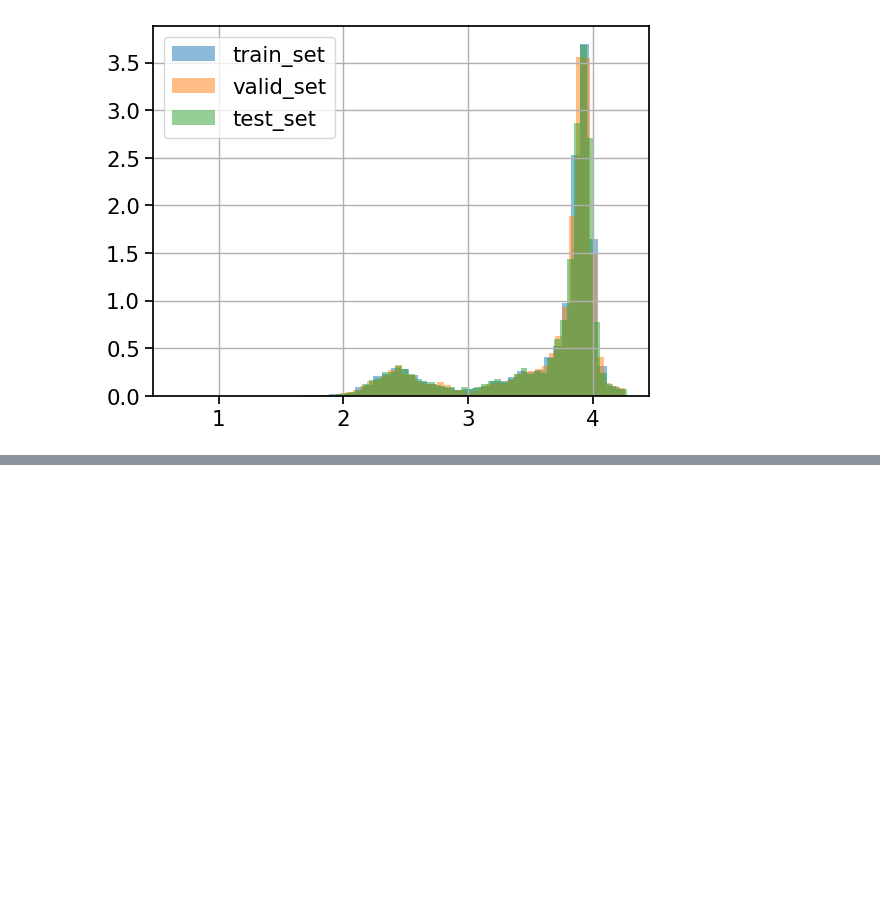
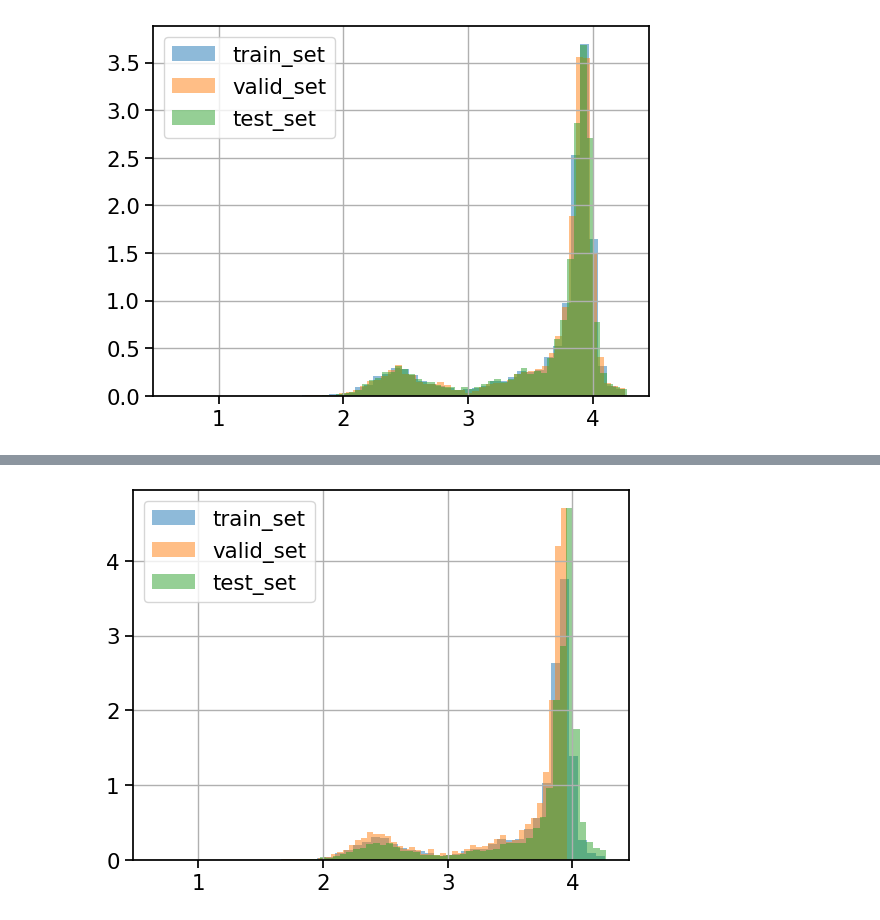
Before and after one commit to beamimc/Orthologous_GFP_Fitness_Peaks, a Jupyter notebook: analysis/ML/01_preprocessing.ipynb, the cells around one changed output, grey strips where cells are left out. Saved outputs shown, nothing was run; the diff lists cells and outputs as text; code cells hidden in the pictures; blank space fills up the shorter version.

```diff
--- a/analysis/ML/01_preprocessing.ipynb
+++ b/analysis/ML/01_preprocessing.ipynb
@@ -3,10 +3,12 @@ try:
     # if this notebook is being called by another one
     # used passed gene_name value
     gene_name
+    enriched_test
 except:
     # otherwise, set value to amacGFP / avGFP / cgreGFP / ppluGFP,
     # for instance for debugging here
-    gene_name="amacGFP"
+    gene_name="cgreGFP"
+    enriched_test=False
 # %%
 
 if not gene_name.endswith("GFP"):
@@ -169,3 +158,93 @@ train_index 19803
 valid_index 6601
 test_index 6602
 [figure]
+# %%
+from sklearn.model_selection import train_test_split
+import pandas as pd
+
+if enriched_test:
+
+    print('Test enriched in higher values')
+    # Determine quantiles for high-value instances
+    # Adjust quantiles to suit how you define "higher values"
+    high_value_threshold = df[brightness_col].quantile(0.8)  # Top 20% as high-value
+
+    # Mark instances as high-value (1) or not (0)
+    df['is_high_value'] = (df[brightness_col] > high_value_threshold).astype(int)
+
+    # Split based on 'is_high_value' to ensure test set is enriched with high-value instances
+    # First, separate high-value instances
+    high_value_df = df[df['is_high_value'] == 1]
+    other_df = df[df['is_high_value'] == 0]
+
+    # Split high-value instances, allocating more to the test set
+    high_value_train, high_value_test = train_test_split(high_value_df, test_size=0.5, random_state=42)
+
+    # Split other instances normally
+    other_train_test, other_valid_test = train_test_split(other_df, test_size=0.4, random_state=42)
+    other_valid, other_test = train_test_split(other_valid_test, test_size=0.5, random_state=42)
+
+    # Combine splits, ensuring test set is enriched with high-value instances
+    train_df = pd.concat([high_value_train, other_train_test])
+    test_df = pd.concat([high_value_test, other_test])
+    valid_df = other_valid
+
+    # Extract indices if needed
+    train_index = train_df.index
+    valid_index = valid_df.index
+    test_index = test_df.index
+
+    # Continue with your data preparation and model training process
+
+    # (predictors_train,
+    # predictors_valid_test,
+    # target_train,
+    # target_valid_test) = train_test_split(df_sorted.index,
+    #                                      df_sorted.index,
+    #                                      test_size=0.4,
+    #                                      random_state=42)
+
+    # # Then, split the validation+test set into validation and test sets
+    # (predictors_valid,
+    # predictors_test,
+    # target_valid,
+    # target_test) = train_test_split(predictors_valid_test,
+    #                                target_valid_test,
+    #                                test_size=0.5,
+    #                                random_state=42)
+
+    # train_index = sorted(predictors_train)
+    # valid_index = sorted(predictors_valid)
+    # test_index  = sorted(predictors_test)
+    # Since we have sorted and then split the data, the test set now has a richer representation of higher values
+    # if encodings have been loaded,
+    # split predictors and target data according to indexes above
+    if load_encodings:
+
+        predictors_train = predictors.loc[train_index]
+        predictors_valid = predictors.loc[valid_index]
+        predictors_test = predictors.loc[test_index]
+
+        target_train = target.loc[train_index]
+        target_valid = target.loc[valid_index]
+        target_test = target.loc[test_index]
+
+        print("train_index",len(train_index))
+        print("valid_index",len(valid_index))
+        print("test_index",len(test_index))
+
+        #------------------------------------------------------------
+        # check subset sizes and medianBrightness distributions (using density parameter)
+        fig, ax = plt.subplots()
+        fig.patch.set_facecolor('w')
+
+        target_train[brightness_col].hist(alpha=0.5, density=True, bins=50)
+        target_valid[brightness_col].hist(alpha=0.5, density=True, bins=50)
+        target_test[brightness_col].hist(alpha=0.5, density=True, bins=50)
+
+        # Add a legend
+        plt.legend(["train_set", "valid_set", "test_set"])
+
+        # Show the plot
+        plt.show()
+# %% [output]
@@ -171,0 +254 @@ test_index 6602
+[figure, added]
```
Also changed, not shown: parts of 4 cells of this notebook, 4 other files.
